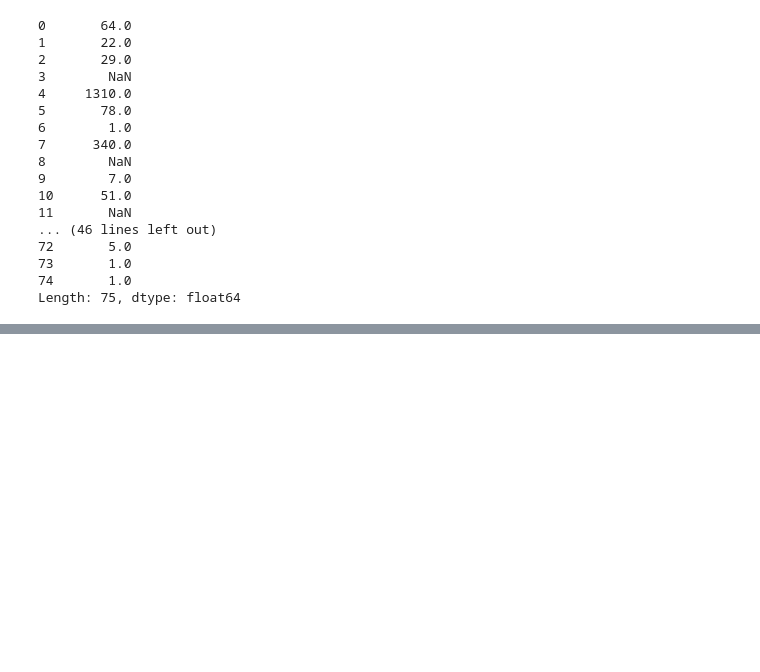
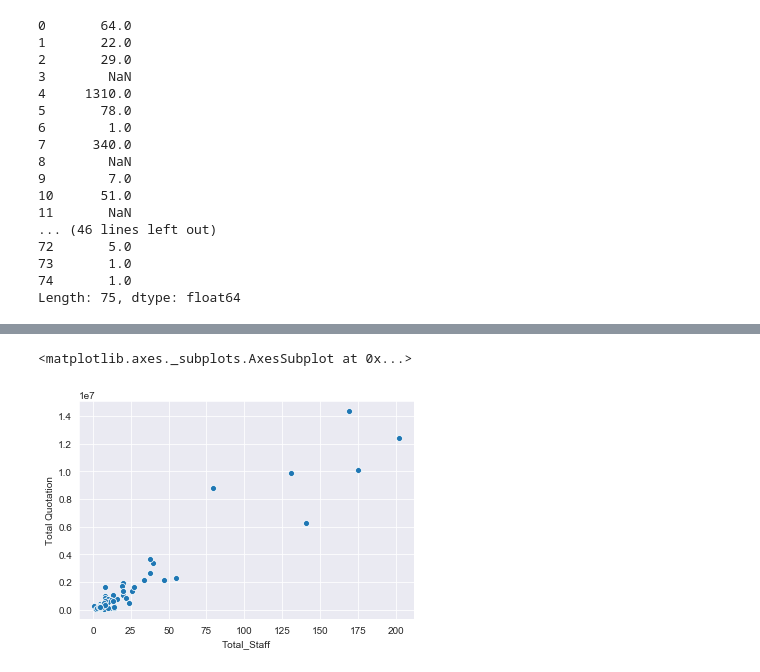
Before and after one commit to Pooja123667/Data-Pre-Processing-Practice, a Jupyter notebook: FY19_Bid-Trends_Prac.ipynb, the cells around one changed output, grey strips where cells are left out. Cells and saved outputs as stored; diff of their text form; code cells hidden in the pictures; blank space fills up the shorter version.

```diff
--- a/FY19_Bid-Trends_Prac.ipynb
+++ b/FY19_Bid-Trends_Prac.ipynb
@@ -311,0 +397,6 @@ Length: 75, dtype: int64
+# %%
+#b= df['Total_Staff'].corr(df['Total Quotation'])
+sns.scatterplot(x=df['Total_Staff'], y=df['Total Quotation'])
+# %% [output]
+<matplotlib.axes._subplots.AxesSubplot at 0x...>
+[figure, added]
```
Also changed, not shown: parts of 50 cells of this notebook.
